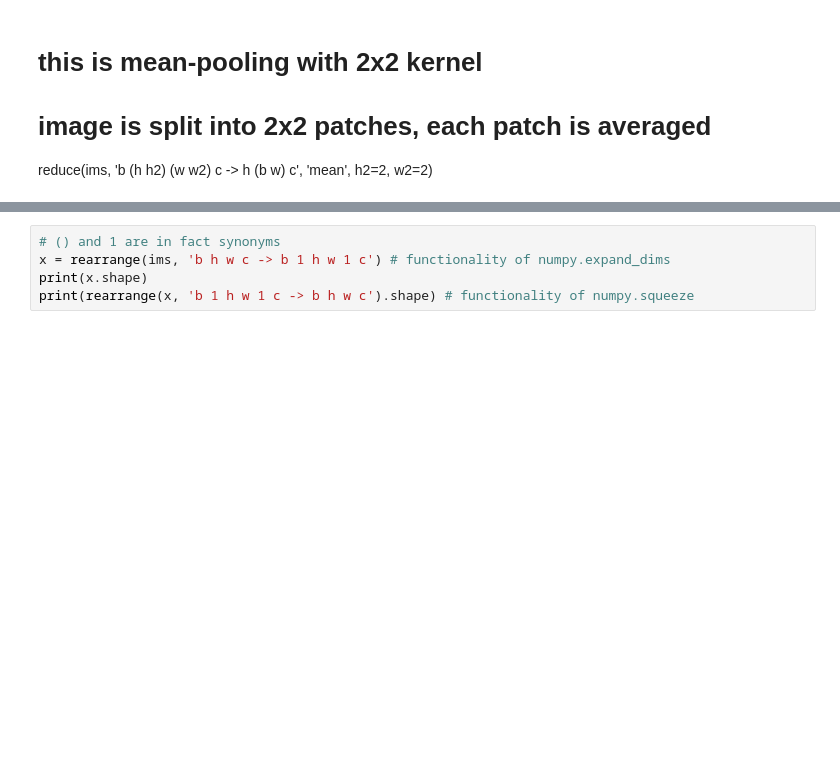
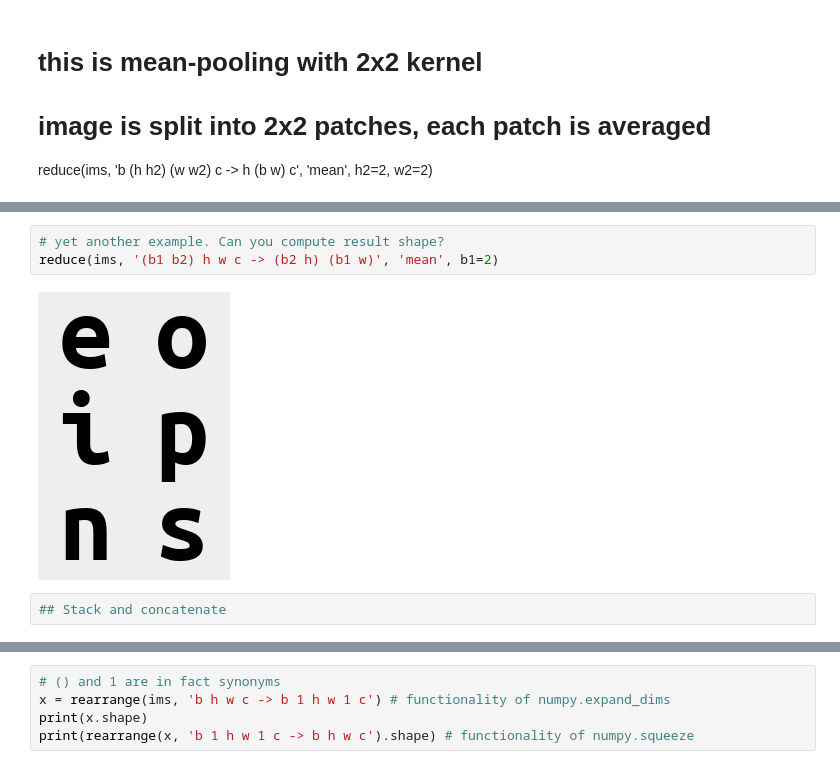
Before and after one commit to arogozhnikov/einops, a Jupyter notebook: docs/1-einops-basics.ipynb, the cells around one changed output, grey strips where cells are left out. Saved outputs shown, nothing was run; the diff lists cells and outputs as text; blank space fills up the shorter version.

```diff
--- a/docs/1-einops-basics.ipynb
+++ b/docs/1-einops-basics.ipynb
@@ -221,0 +176,7 @@ print(rearrange(ims, 'b h w c -> (b h w c) ()').shape)
+# %%
+# yet another example. Can you compute result shape?
+reduce(ims, '(b1 b2) h w c -> (b2 h) (b1 w)', 'mean', b1=2)
+# %% [output]
+[figure, added]
+# %%
+## Stack and concatenate
```
Also changed, not shown: parts of 16 cells of this notebook.
